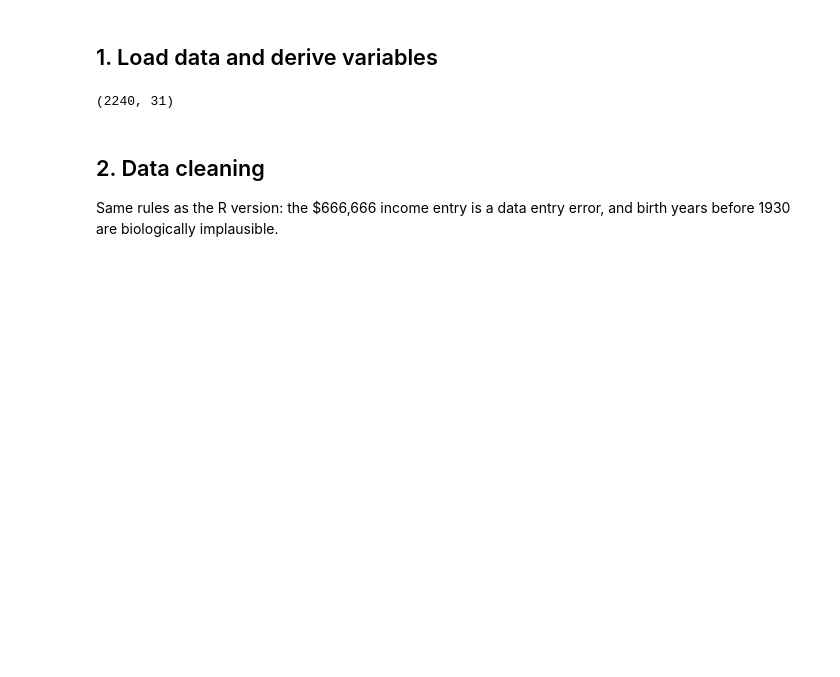
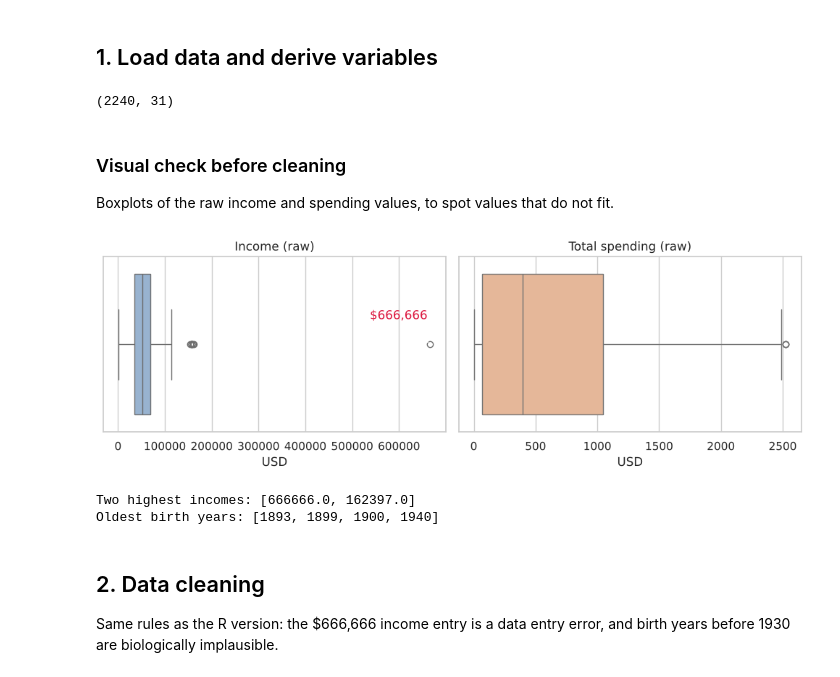
Before and after one commit to Lwoosaa/marketing-analysis, a Jupyter notebook: correlation_analysis.ipynb, the cells around one changed output. Saved outputs shown, nothing was run; the diff lists cells and outputs as text; code cells hidden in the pictures; blank space fills up the shorter version.

Commit message:
Add boxplots of raw income and spending before data cleaning

```diff
--- a/correlation_analysis.ipynb
+++ b/correlation_analysis.ipynb
@@ -34,6 +34,27 @@ df["Age"] = 2025 - df["Year_Birth"]
 print(df.shape)
 # %% [output]
 (2240, 31)
+# %% [markdown]
+### Visual check before cleaning
+
+Boxplots of the raw income and spending values, to spot values that do not fit.
+# %%
+fig, axes = plt.subplots(1, 2, figsize=(10, 3.5))
+sns.boxplot(x=df["Income"], ax=axes[0], color="#8fb3d9")
+axes[0].set(title="Income (raw)", xlabel="USD")
+sns.boxplot(x=df["TotalSpend"], ax=axes[1], color="#f2b48c")
+axes[1].set(title="Total spending (raw)", xlabel="USD")
+top = df["Income"].nlargest(2)
+axes[0].annotate(f"${top.iloc[0]:,.0f}", (top.iloc[0], 0), xytext=(-60, 25), textcoords="offset points",
+                 arrowprops=dict(arrowstyle="->"), color="crimson")
+plt.tight_layout()
+plt.show()
+print("Two highest incomes:", top.tolist())
+print("Oldest birth years:", sorted(df["Year_Birth"])[:4])
+# %% [output]
+[figure, added]
+Two highest incomes: [666666.0, 162397.0]
+Oldest birth years: [1893, 1899, 1900, 1940]
 # %% [markdown]
 ## 2. Data cleaning
 
```
